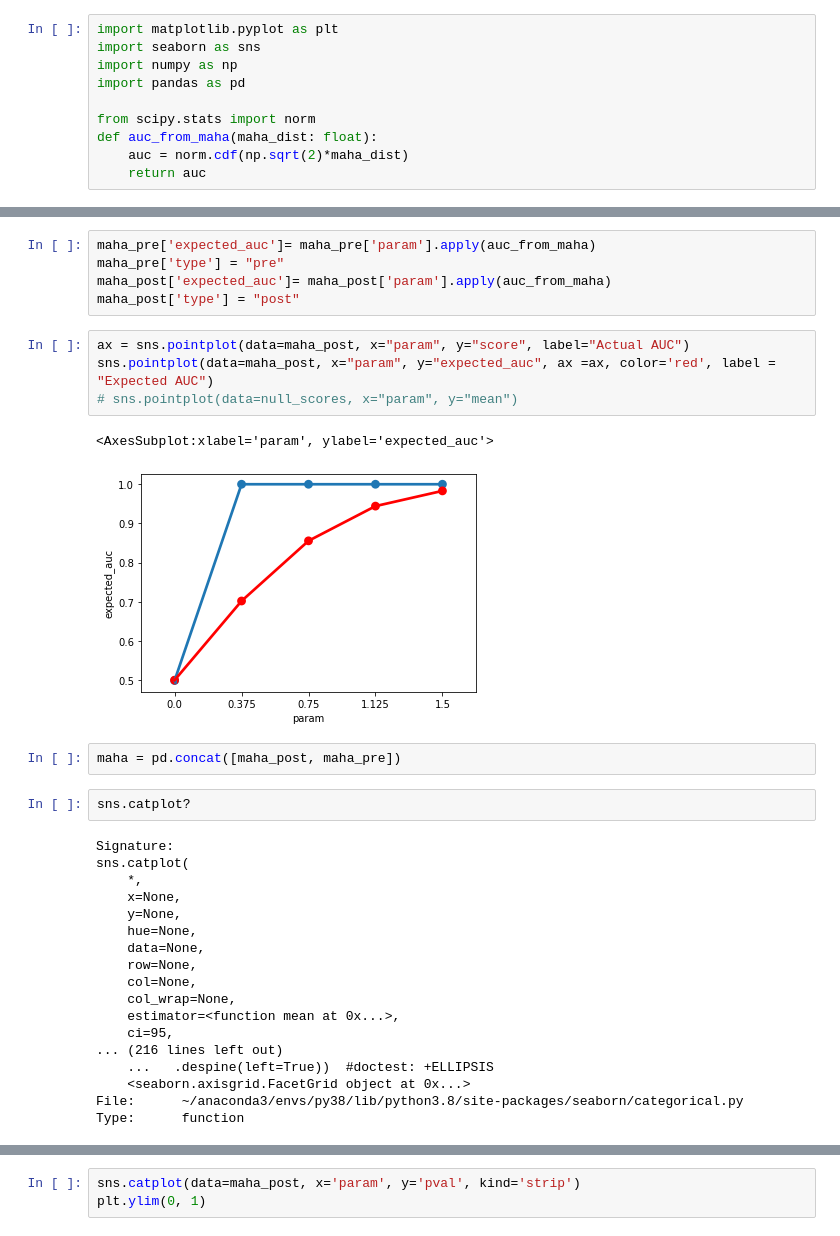
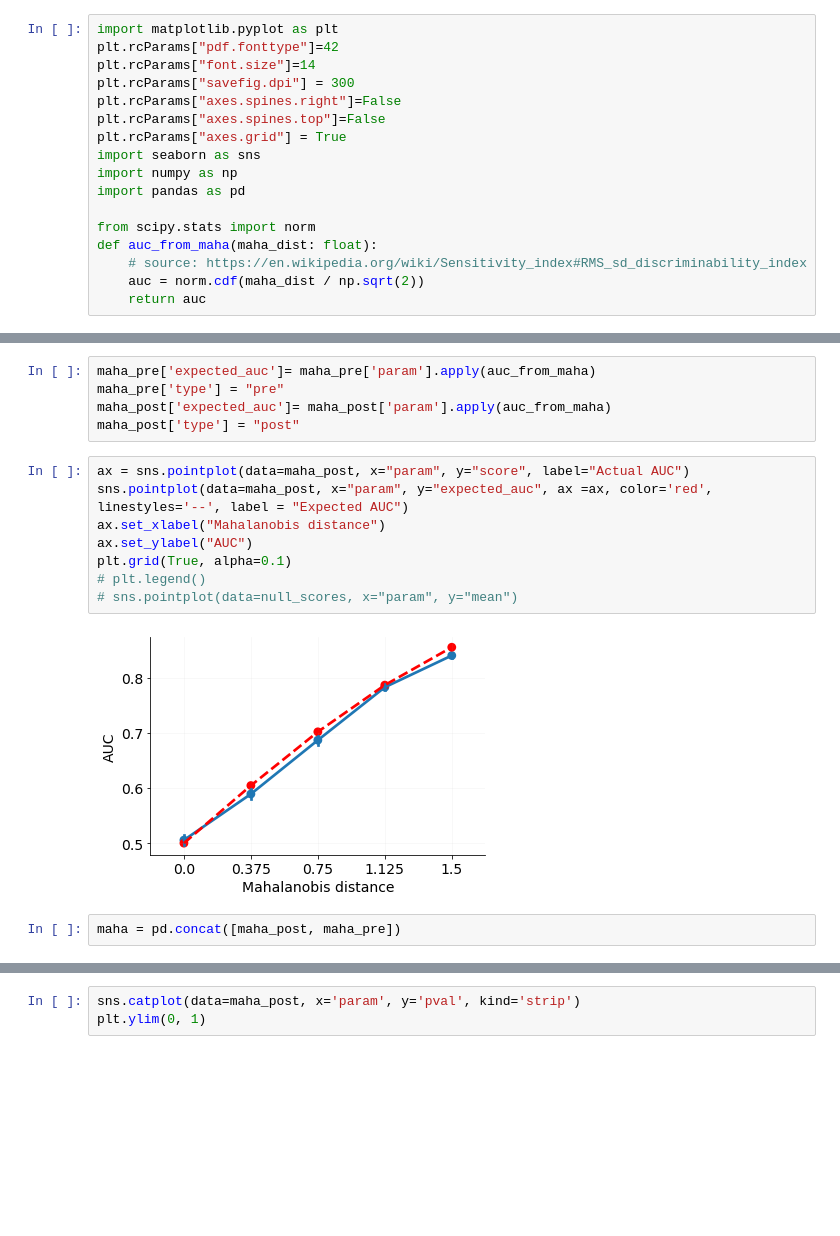
Before and after one commit to jrudoler/permutation-tests, a Jupyter notebook: data_viz.ipynb, the cells around one changed output, grey strips where cells are left out. Drawn from its saved outputs; the diff is of its cells as text; blank space fills up the shorter version.

Commit message:
fix inverse cov bug and mistake in expected auc by maha

```diff
--- a/data_viz.ipynb
+++ b/data_viz.ipynb
@@ -1,12 +1,19 @@
 # %%
 import matplotlib.pyplot as plt
+plt.rcParams["pdf.fonttype"]=42
+plt.rcParams["font.size"]=14
+plt.rcParams["savefig.dpi"] = 300
+plt.rcParams["axes.spines.right"]=False
+plt.rcParams["axes.spines.top"]=False
+plt.rcParams["axes.grid"] = True
 import seaborn as sns
 import numpy as np
 import pandas as pd
 
 from scipy.stats import norm
 def auc_from_maha(maha_dist: float):
-    auc = norm.cdf(np.sqrt(2)*maha_dist)
+    # source: https://en.wikipedia.org/wiki/Sensitivity_index#RMS_sd_discriminability_index
+    auc = norm.cdf(maha_dist / np.sqrt(2))
     return auc
 # %%
 maha_post = pd.read_pickle("simulate_maha_post.pkl")
@@ -88,33 +95,16 @@ maha_post['expected_auc']= maha_post['param'].apply(auc_from_maha)
 maha_post['type'] = "post"
 # %%
 ax = sns.pointplot(data=maha_post, x="param", y="score", label="Actual AUC")
-sns.pointplot(data=maha_post, x="param", y="expected_auc", ax =ax, color='red', label = "Expected AUC")
+sns.pointplot(data=maha_post, x="param", y="expected_auc", ax =ax, color='red', linestyles='--', label = "Expected AUC")
+ax.set_xlabel("Mahalanobis distance")
+ax.set_ylabel("AUC")
+plt.grid(True, alpha=0.1)
+# plt.legend()
 # sns.pointplot(data=null_scores, x="param", y="mean")
 # %% [output]
-<AxesSubplot:xlabel='param', ylabel='expected_auc'>
-[figure, old version]
+[figure, new version]
 # %%
 maha = pd.concat([maha_post, maha_pre])
-# %%
-sns.catplot?
-# %% [output]
-Signature:
-sns.catplot(
-    *,
-    x=None,
-    y=None,
-    hue=None,
-    data=None,
-    row=None,
-    col=None,
-    col_wrap=None,
-    estimator=<function mean at 0x...>,
-    ci=95,
-... (216 lines left out)
-    ...   .despine(left=True))  #doctest: +ELLIPSIS
-    <seaborn.axisgrid.FacetGrid object at 0x...>
-File:      ~/anaconda3/envs/py38/lib/python3.8/site-packages/seaborn/categorical.py
-Type:      function
 # %%
 plt.figure(figsize=(6, 10))
 sns.catplot(data=maha, x='param', y='score', hue="type", kind='strip')
```
Also changed, not shown: parts of 7 cells of this notebook, 2 other files.
